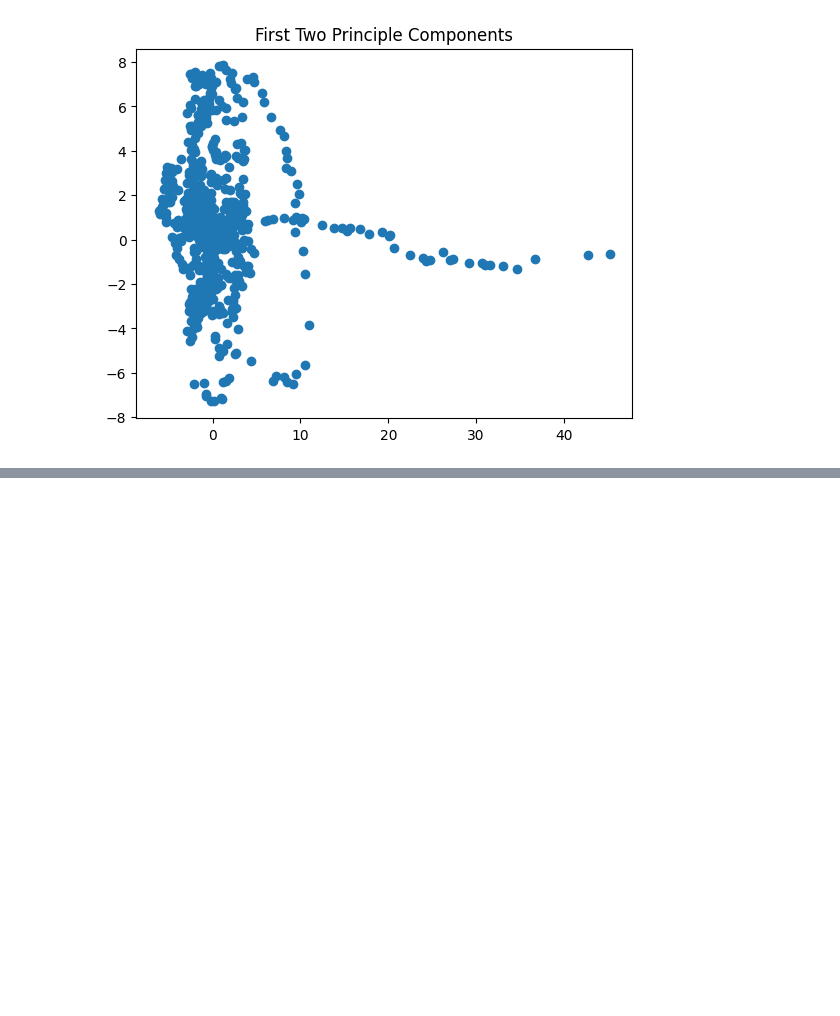
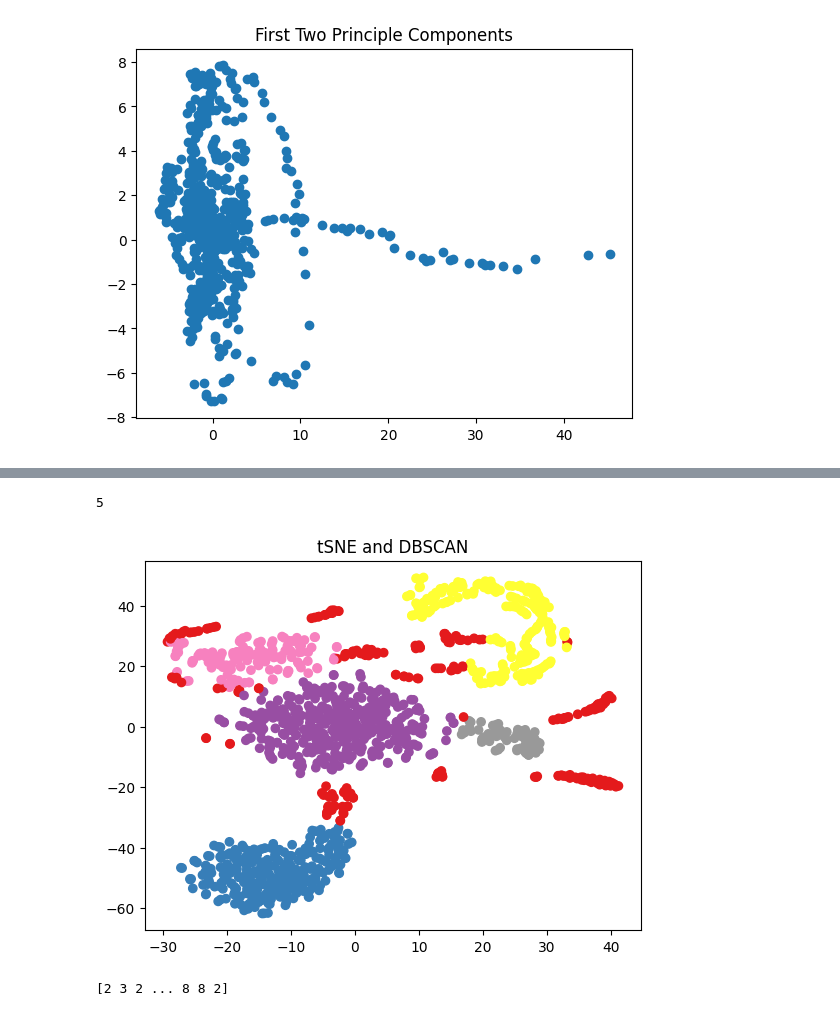
Before and after one commit to KyleTerrito/CHE4230, a Jupyter notebook: testing/Testing.ipynb, the cells around one changed output, grey strips where cells are left out. Saved outputs shown, nothing was run; the diff lists cells and outputs as text; code cells hidden in the pictures; blank space fills up the shorter version.

```diff
--- a/testing/Testing.ipynb
+++ b/testing/Testing.ipynb
@@ -63,0 +85,22 @@ plt.scatter(part_tSNE[:,0], part_tSNE[:,1])
+# %%
+from sklearn.cluster import DBSCAN
+
+db = DBSCAN(eps = 6,min_samples = 40).fit(tSNE)
+
+print(max(db.labels_) + 1)
+dbscan_labels = np.array(db.labels_)
+
+plt.scatter(tSNE[:,0], tSNE[:,1], c = db.labels_, cmap = "Set1")
+plt.title("tSNE and DBSCAN")
+plt.show()
+
+#data_labels = pd.read_excel("C:/Users/nassa/OneDrive/Desktop/Git_Repos/ChE4230_Project/ChE4230/data/RawData_Label.xlsx").to_numpy()
+#print(data_labels)
+M,N = np.shape(y_train)
+for i in range(M):
+    dbscan_labels[i] = y_train[i,1]
+print(dbscan_labels)
+# %% [output]
+5
+[figure, added]
+[2 3 2 ... 8 8 2]
```
Also changed, not shown: parts of 6 cells of this notebook, 1 other file.
